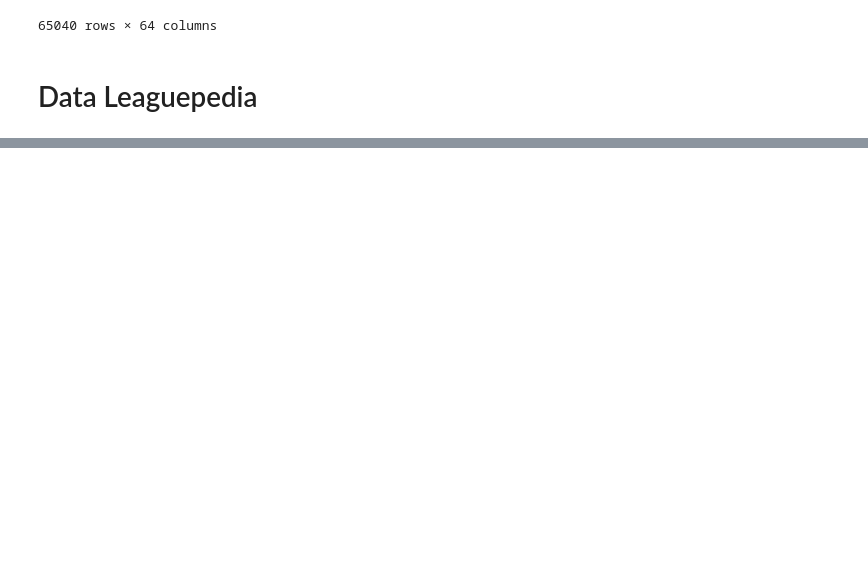
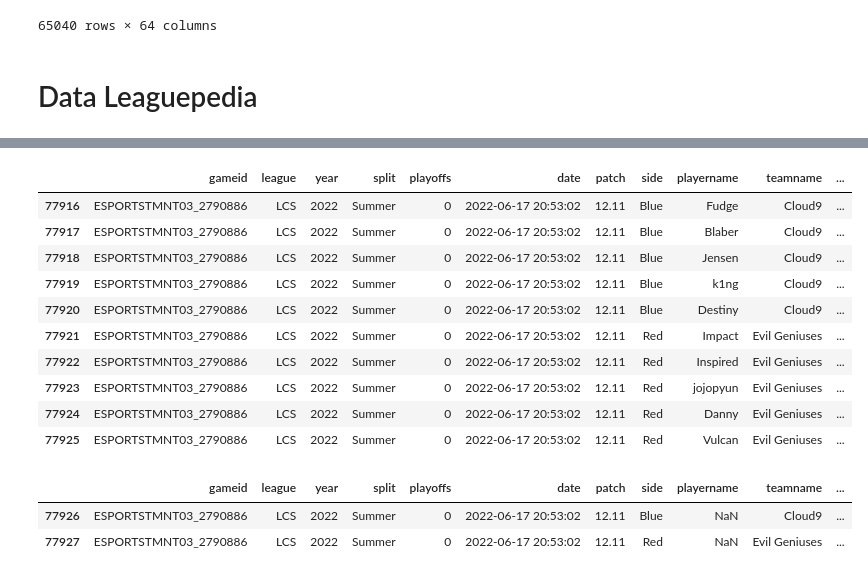
Before and after one commit to Tomlora/league, a Jupyter notebook: collecte_lol.ipynb, the cells around one changed output, grey strips where cells are left out. Cells and saved outputs as stored; diff of their text form; code cells hidden in the pictures; blank space fills up the shorter version.

```diff
--- a/collecte_lol.ipynb
+++ b/collecte_lol.ipynb
@@ -163,0 +195,20 @@ data_leaguepedia
+# %%
+data_joueurs[data_joueurs['gameid'] == 'ESPORTSTMNT03_2790886']
+# %% [output]
+|  | gameid | league | year | split | playoffs | date | patch | side | playername | teamname | ... |
+| 77916 | ESPORTSTMNT03_2790886 | LCS | 2022 | Summer | 0 | 2022-06-17 20:53:02 | 12.11 | Blue | Fudge | Cloud9 | ... |
+| 77917 | ESPORTSTMNT03_2790886 | LCS | 2022 | Summer | 0 | 2022-06-17 20:53:02 | 12.11 | Blue | Blaber | Cloud9 | ... |
+| 77918 | ESPORTSTMNT03_2790886 | LCS | 2022 | Summer | 0 | 2022-06-17 20:53:02 | 12.11 | Blue | Jensen | Cloud9 | ... |
+| 77919 | ESPORTSTMNT03_2790886 | LCS | 2022 | Summer | 0 | 2022-06-17 20:53:02 | 12.11 | Blue | k1ng | Cloud9 | ... |
+| 77920 | ESPORTSTMNT03_2790886 | LCS | 2022 | Summer | 0 | 2022-06-17 20:53:02 | 12.11 | Blue | Destiny | Cloud9 | ... |
+| 77921 | ESPORTSTMNT03_2790886 | LCS | 2022 | Summer | 0 | 2022-06-17 20:53:02 | 12.11 | Red | Impact | Evil Geniuses | ... |
+| 77922 | ESPORTSTMNT03_2790886 | LCS | 2022 | Summer | 0 | 2022-06-17 20:53:02 | 12.11 | Red | Inspired | Evil Geniuses | ... |
+| 77923 | ESPORTSTMNT03_2790886 | LCS | 2022 | Summer | 0 | 2022-06-17 20:53:02 | 12.11 | Red | jojopyun | Evil Geniuses | ... |
+| 77924 | ESPORTSTMNT03_2790886 | LCS | 2022 | Summer | 0 | 2022-06-17 20:53:02 | 12.11 | Red | Danny | Evil Geniuses | ... |
+| 77925 | ESPORTSTMNT03_2790886 | LCS | 2022 | Summer | 0 | 2022-06-17 20:53:02 | 12.11 | Red | Vulcan | Evil Geniuses | ... |
+# %%
+data_equipe[data_equipe['gameid'] == 'ESPORTSTMNT03_2790886']
+# %% [output]
+|  | gameid | league | year | split | playoffs | date | patch | side | playername | teamname | ... |
+| 77926 | ESPORTSTMNT03_2790886 | LCS | 2022 | Summer | 0 | 2022-06-17 20:53:02 | 12.11 | Blue | NaN | Cloud9 | ... |
+| 77927 | ESPORTSTMNT03_2790886 | LCS | 2022 | Summer | 0 | 2022-06-17 20:53:02 | 12.11 | Red | NaN | Evil Geniuses | ... |
```
Also changed, not shown: parts of 6 cells of this notebook.
